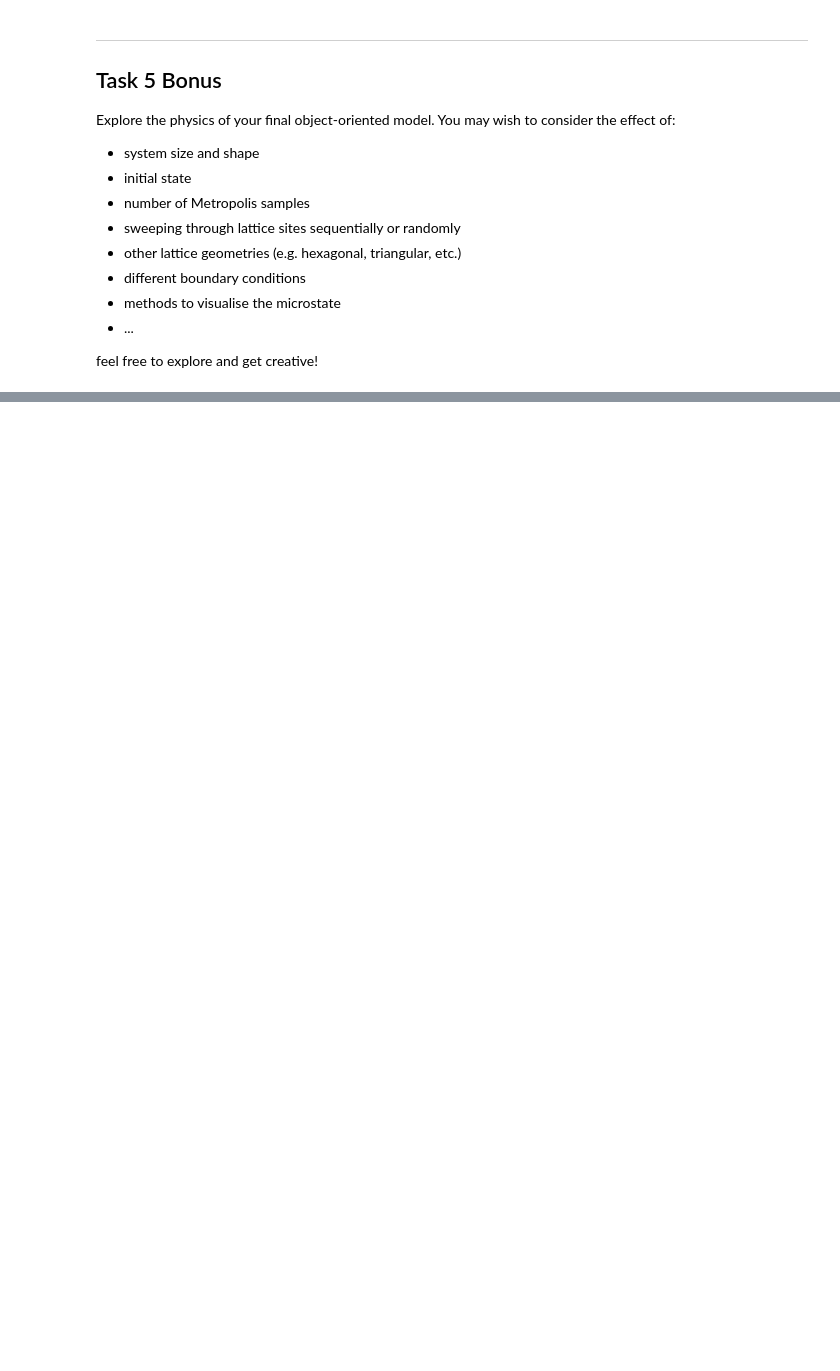
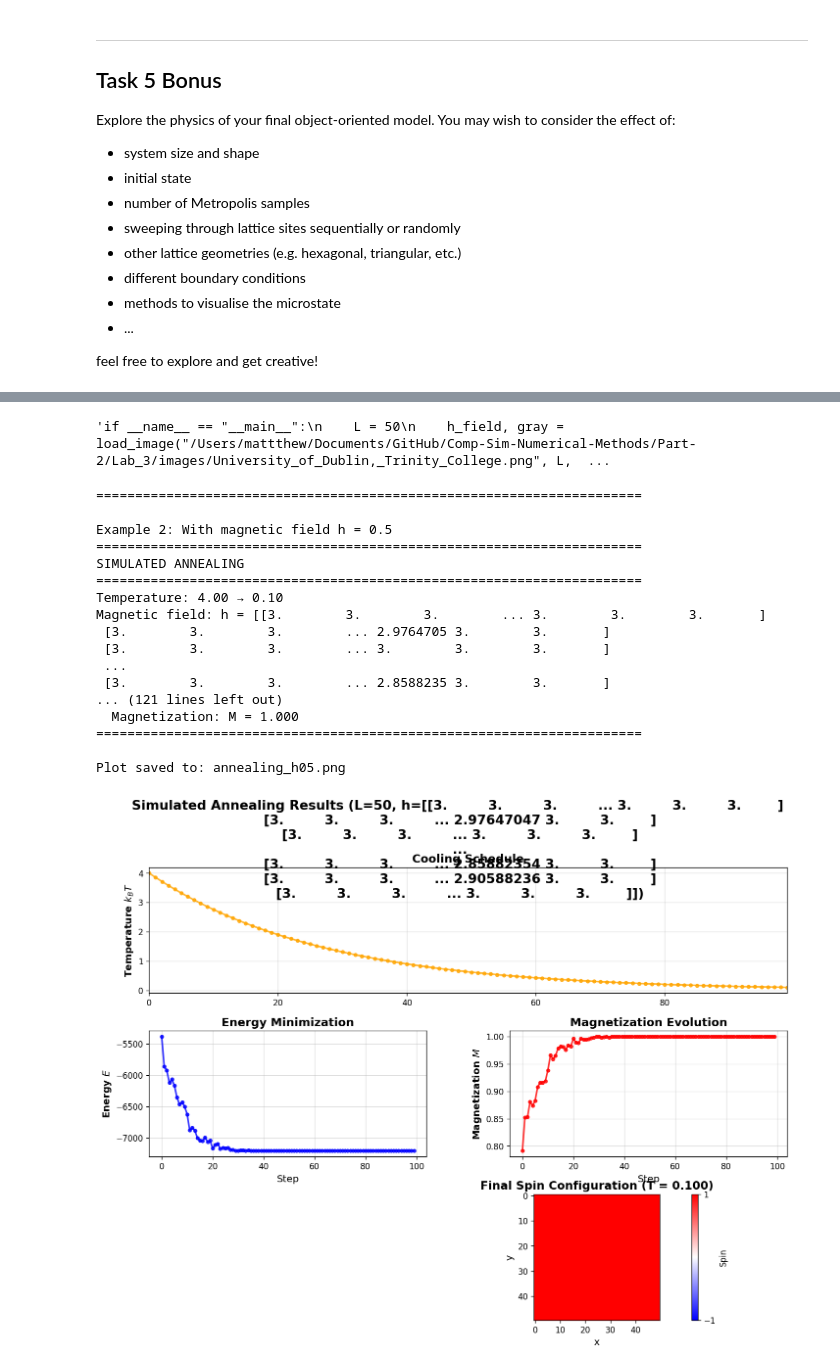
Before and after one commit to Matth3wc/Comp-Sim-Numerical-Methods, a Jupyter notebook: Part-2/Lab_3/Lab3.ipynb, the cells around one changed output, grey strips where cells are left out. Cells and saved outputs as stored; diff of their text form; code cells hidden in the pictures; blank space fills up the shorter version.

```diff
--- a/Part-2/Lab_3/Lab3.ipynb
+++ b/Part-2/Lab_3/Lab3.ipynb
@@ -257,0 +1674,26 @@ record how many times each spin site flips, then graph this as a heat map to vis
+# %%
+'''if __name__ == "__main__":
+    L = 50
+    h_field, gray = load_image("/Users/mattthew/Documents/GitHub/Comp-Sim-Numerical-Methods/Part-2/Lab_3/images/University_of_Dublin,_Trinity_College.png", L, h0=3.0)
+
+    lattice = IsingLattice(L, J=0.6, kT=1.8, h=h_field, initial_state='random')
+
+    # Run dynamics
+    lattice.metropolis()
+
+    # Display comparison
+    fig, ax = plt.subplots(1, 2, figsize=(10, 5))
+    ax[0].imshow(gray, cmap="gray")
+    ax[0].set_title("Original grayscale")
+    ax[0].axis("off")
+
+    ax[1].imshow(lattice._spin_array, cmap="gray", vmin=-1, vmax=1)
+    ax[1].set_title("Ising steady state")
+    ax[1].axis("off")
+
+    plt.tight_layout()
+    plt.savefig("/Users/mattthew/Documents/GitHub/Comp-Sim-Numerical-Methods/Part-2/Lab_3/images/Campanile2Ising.jpg.webp")
+    plt.show()
+'''
+# %% [output]
+'if __name__ == "__main__":\n    L = 50\n    h_field, gray = load_image("/Users/mattthew/Documents/GitHub/Comp-Sim-Numerical-Methods/Part-2/Lab_3/images/University_of_Dublin,_Trinity_College.png", L,  ...
@@ -257,0 +1865,38 @@ record how many times each spin site flips, then graph this as a heat map to vis
+# %%
+# Example 2: With magnetic field (spins align with field)
+print("\n" + "="*70 + "\n")
+print("Example 2: With magnetic field h = 0.5")
+h_field, gray = load_image("/Users/mattthew/Documents/GitHub/Comp-Sim-Numerical-Methods/Part-2/Lab_3/images/Campanile2.jpg.webp", L=50, h0=3.0)
+lattice2, temps2, energies2, mags2 = simulated_annealing(
+    L=50,
+    T_start=4.0,
+    T_end=0.1,
+    cooling_steps=100,
+    sweeps_per_temp=100,
+    h=h_field,  # Positive field favors spin-up
+    J=0.6,
+    initial_state='random',
+    cooling='exponential'
+)
+
+plot_annealing_results(temps2, energies2, mags2, lattice2,
+                      save_path='annealing_h05.png')
+# %% [output]
+======================================================================
+
+Example 2: With magnetic field h = 0.5
+======================================================================
+SIMULATED ANNEALING
+======================================================================
+Temperature: 4.00 → 0.10
+Magnetic field: h = [[3.        3.        3.        ... 3.        3.        3.       ]
+ [3.        3.        3.        ... 2.9764705 3.        3.       ]
+ [3.        3.        3.        ... 3.        3.        3.       ]
+ ...
+ [3.        3.        3.        ... 2.8588235 3.        3.       ]
+... (121 lines left out)
+  Magnetization: M = 1.000
+======================================================================
+
+Plot saved to: annealing_h05.png
+[figure, added]
```
Also changed, not shown: parts of 26 cells of this notebook, 13 other files.
